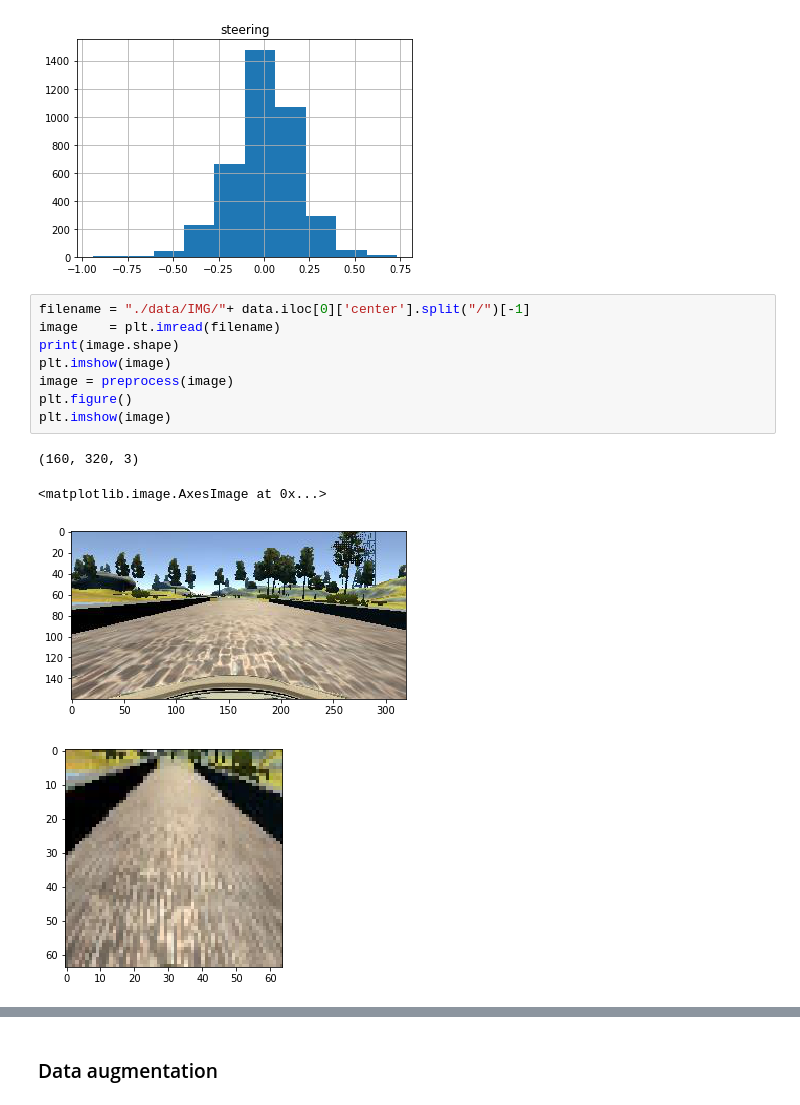
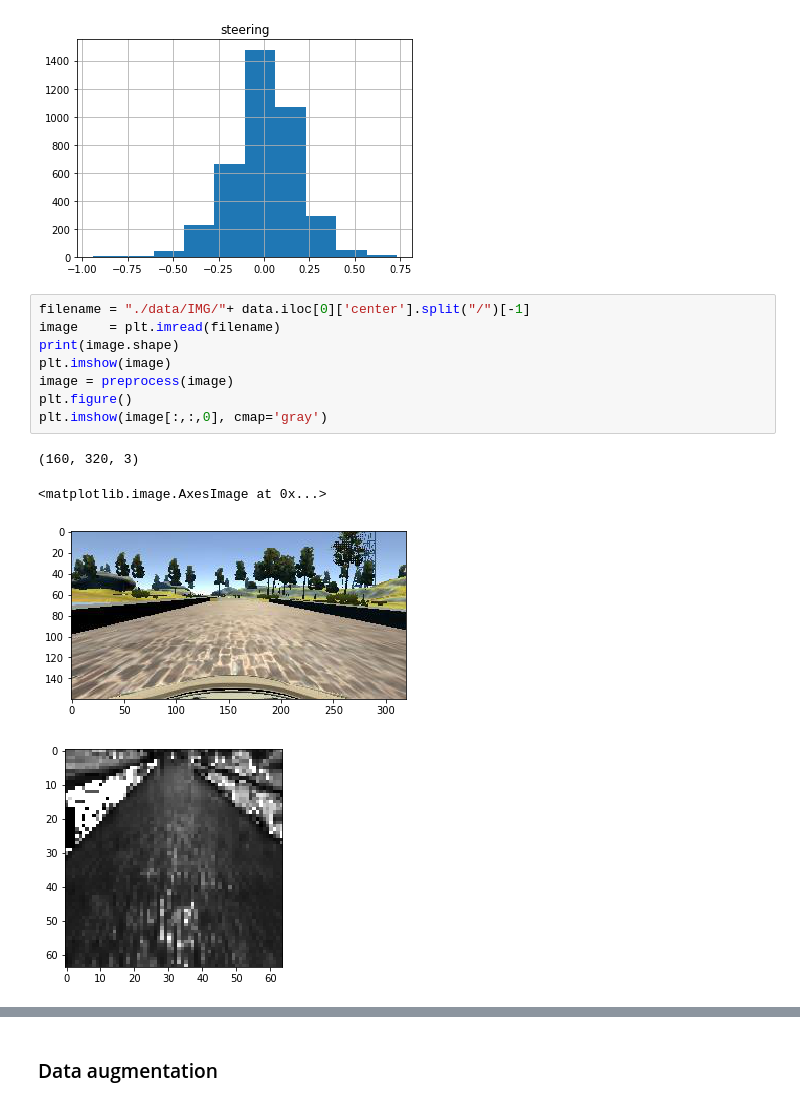
Before and after one commit to husams/Behavioral-Cloning, a Jupyter notebook: nvida.ipynb, the cells around one changed output, grey strips where cells are left out. Saved outputs shown, nothing was run; the diff lists cells and outputs as text.

```diff
--- a/nvida.ipynb
+++ b/nvida.ipynb
@@ -70,13 +71,13 @@ np.histogram(x)
 # %%
 filename = "./data/IMG/"+ data.iloc[0]['center'].split("/")[-1]
 image    = plt.imread(filename)
 print(image.shape)
 plt.imshow(image)
 image = preprocess(image)
 plt.figure()
-plt.imshow(image)
+plt.imshow(image[:,:,0], cmap='gray')
 # %% [output]
 (160, 320, 3)
 <matplotlib.image.AxesImage at 0x...>
 [figure]
-[figure, old version]
+[figure, new version]
```
Also changed, not shown: parts of 14 cells of this notebook, 1 other file.
